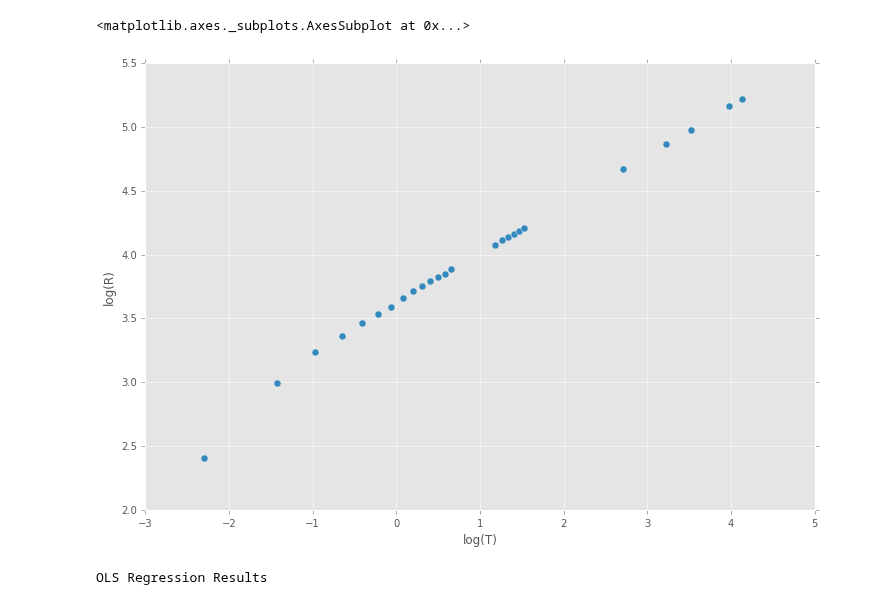
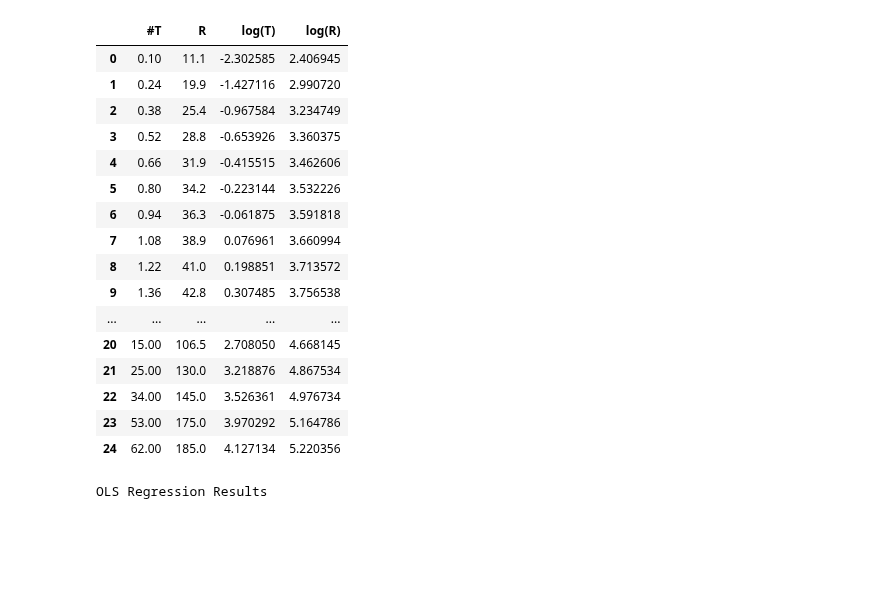
Before and after one commit to guydav/minerva, a Jupyter notebook: notebooks/NS110 Dimensional Analysis.ipynb, the cells around one changed output. Saved outputs shown, nothing was run; the diff lists cells and outputs as text; code cells hidden in the pictures; blank space fills up the shorter version.

```diff
--- a/notebooks/NS110 Dimensional Analysis.ipynb
+++ b/notebooks/NS110 Dimensional Analysis.ipynb
@@ -10,11 +10,26 @@ matplotlib.style.use('ggplot')
 data_df = pandas.read_csv('da_blast_data.csv')
 data_df['log(T)'] = numpy.log(data_df['#T'])
 data_df['log(R)'] = numpy.log(data_df['R'])
-# %%
-data_df.plot.scatter(x='log(T)', y='log(R)', figsize=(12, 8), s=50)
-# %% [output]
-<matplotlib.axes._subplots.AxesSubplot at 0x...>
-[figure, removed]
+# %%
+data_df
+# %% [output]
+|  | #T | R | log(T) | log(R) |
+| 0 | 0.10 | 11.1 | -2.302585 | 2.406945 |
+| 1 | 0.24 | 19.9 | -1.427116 | 2.990720 |
+| 2 | 0.38 | 25.4 | -0.967584 | 3.234749 |
+| 3 | 0.52 | 28.8 | -0.653926 | 3.360375 |
+| 4 | 0.66 | 31.9 | -0.415515 | 3.462606 |
+| 5 | 0.80 | 34.2 | -0.223144 | 3.532226 |
+| 6 | 0.94 | 36.3 | -0.061875 | 3.591818 |
+| 7 | 1.08 | 38.9 | 0.076961 | 3.660994 |
+| 8 | 1.22 | 41.0 | 0.198851 | 3.713572 |
+| 9 | 1.36 | 42.8 | 0.307485 | 3.756538 |
+| ... | ... | ... | ... | ... |
+| 20 | 15.00 | 106.5 | 2.708050 | 4.668145 |
+| 21 | 25.00 | 130.0 | 3.218876 | 4.867534 |
+| 22 | 34.00 | 145.0 | 3.526361 | 4.976734 |
+| 23 | 53.00 | 175.0 | 3.970292 | 5.164786 |
+| 24 | 62.00 | 185.0 | 4.127134 | 5.220356 |
 # %%
 import statsmodels.api as sm
 X = data_df['log(T)']
```
Also changed, not shown: parts of 1 cell of this notebook, 2 other files.
